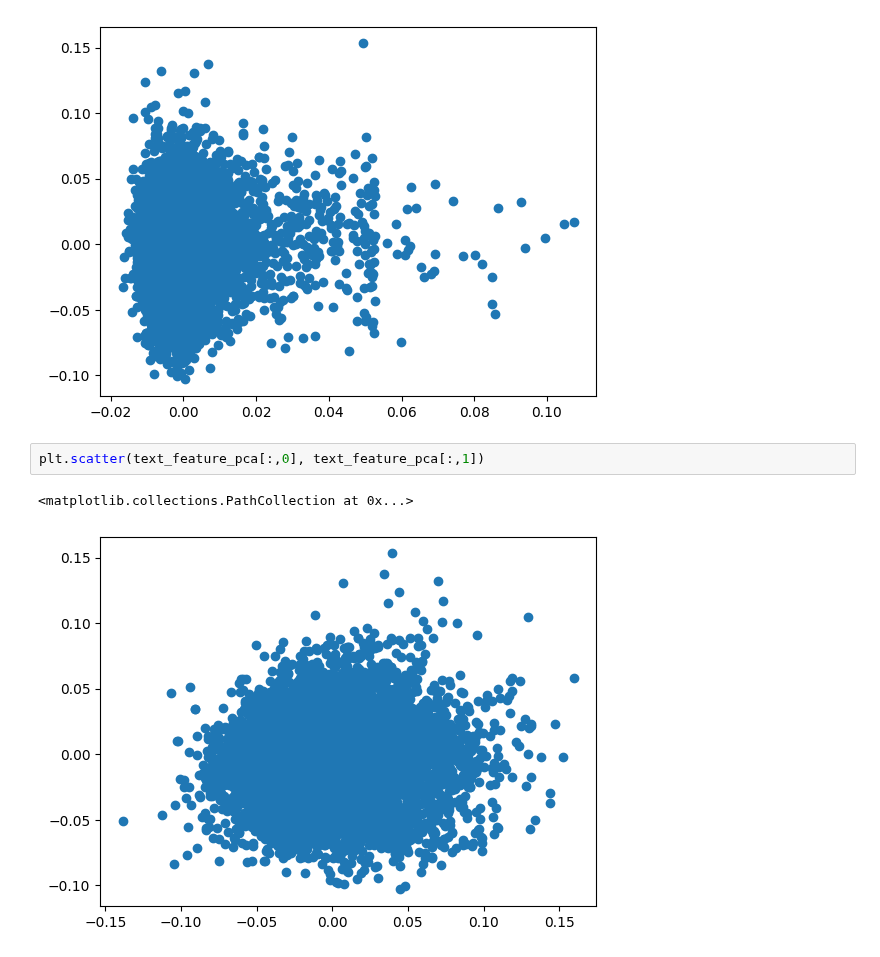
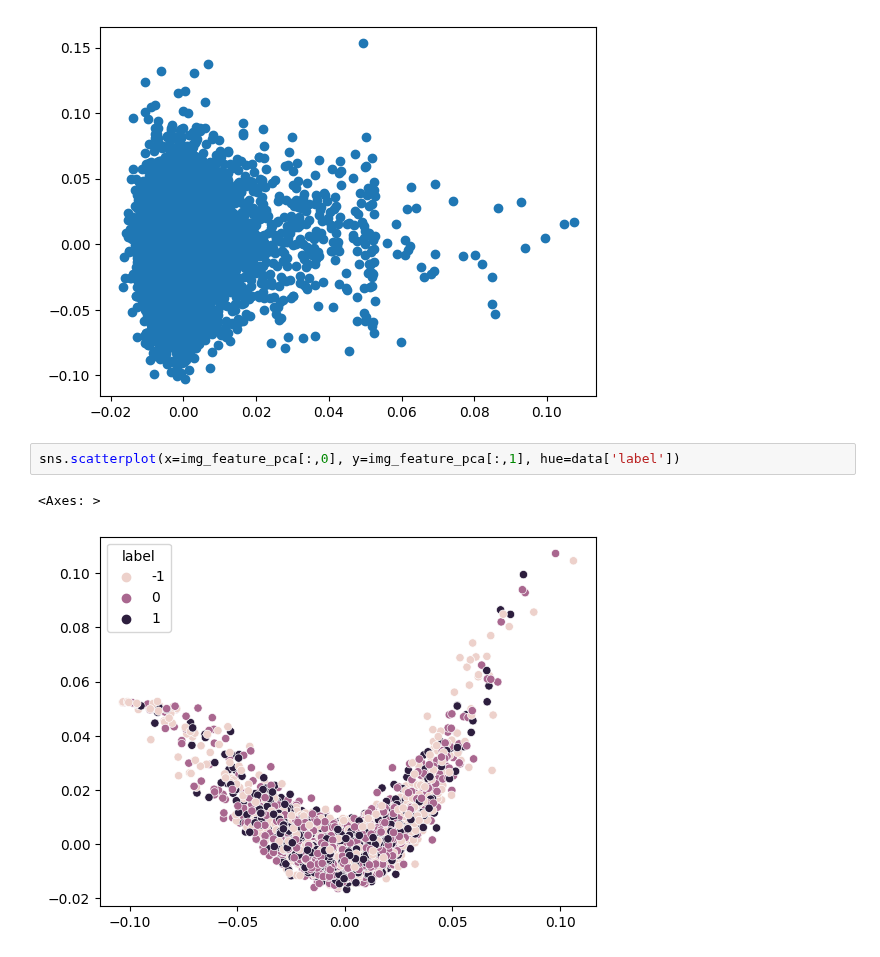
Before and after one commit to CeHouGIS/Safety_Perception_HK, a Jupyter notebook: safety_perception_model/single_model/feature_check.ipynb, the cells around one changed output. Drawn from its saved outputs; the diff is of its cells as text.

```diff
--- a/safety_perception_model/single_model/feature_check.ipynb
+++ b/safety_perception_model/single_model/feature_check.ipynb
@@ -145,8 +145,8 @@ plt.scatter(img_feature_pca[:,1], text_feature_pca[:,1])
 # %% [output]
 <matplotlib.collections.PathCollection at 0x...>
 [figure]
-# %%
-plt.scatter(text_feature_pca[:,0], text_feature_pca[:,1])
-# %% [output]
-<matplotlib.collections.PathCollection at 0x...>
-[figure, removed]
+# %%
+sns.scatterplot(x=img_feature_pca[:,0], y=img_feature_pca[:,1], hue=data['label'])
+# %% [output]
+<Axes: >
+[figure, added]
```
Also changed, not shown: parts of 1 cell of this notebook, 1 other file.
